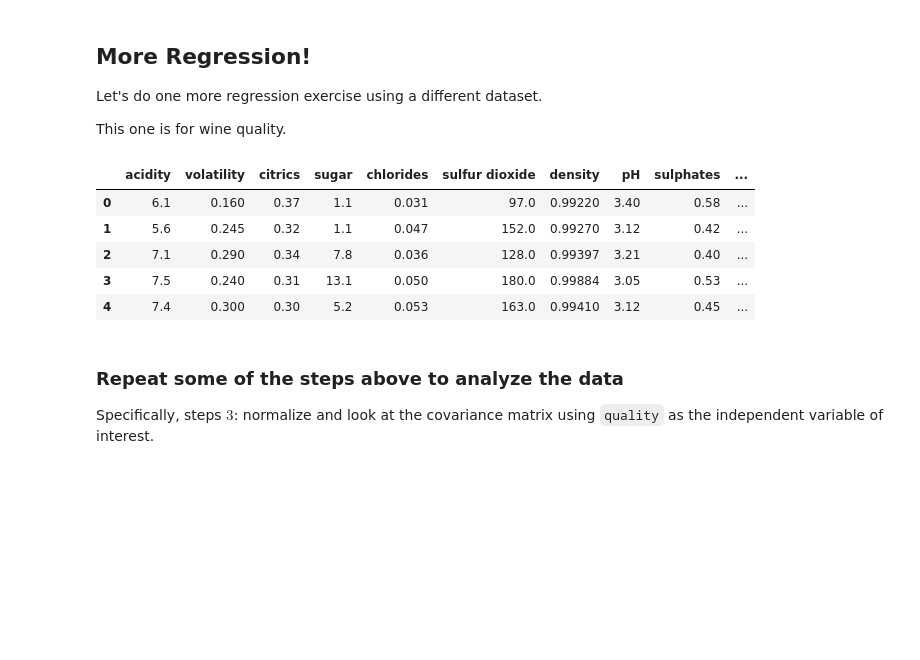
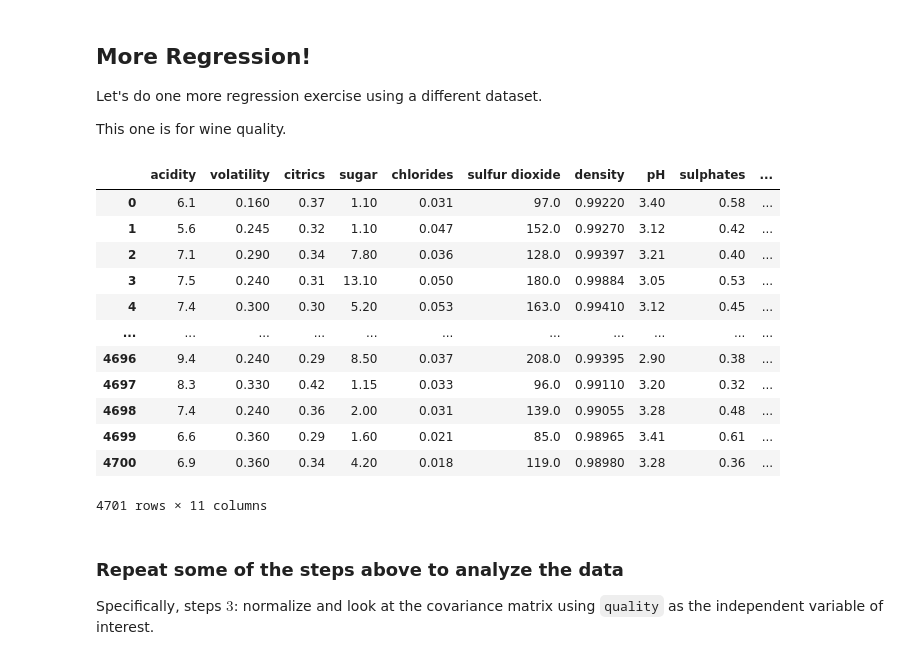
Before and after one commit to nshimao-PSAM-5020/5020-WK07, a Jupyter notebook: WK07.ipynb, the cells around one changed output. Drawn from its saved outputs; the diff is of its cells as text; code cells hidden in the pictures; blank space fills up the shorter version.

```diff
--- a/WK07.ipynb
+++ b/WK07.ipynb
@@ -799,20 +807,27 @@ This one is for wine quality.
 # %%
 ## 1. Load Dataset
 WINE_FILE = "https://raw.githubusercontent.com/PSAM-5020-2026F-A/5020-utils/main/datasets/json/wines.json"
 
 # Read into DataFrame
 wines_data = object_from_json_url(WINE_FILE)
 wines_df = pd.DataFrame.from_records(wines_data)
 
 # Look at features: values, types, names, etc
-wines_df.head()
+wines_df
 # %% [output]
 |  | acidity | volatility | citrics | sugar | chlorides | sulfur dioxide | density | pH | sulphates | ... |
-| 0 | 6.1 | 0.160 | 0.37 | 1.1 | 0.031 | 97.0 | 0.99220 | 3.40 | 0.58 | ... |
-| 1 | 5.6 | 0.245 | 0.32 | 1.1 | 0.047 | 152.0 | 0.99270 | 3.12 | 0.42 | ... |
-| 2 | 7.1 | 0.290 | 0.34 | 7.8 | 0.036 | 128.0 | 0.99397 | 3.21 | 0.40 | ... |
-| 3 | 7.5 | 0.240 | 0.31 | 13.1 | 0.050 | 180.0 | 0.99884 | 3.05 | 0.53 | ... |
-| 4 | 7.4 | 0.300 | 0.30 | 5.2 | 0.053 | 163.0 | 0.99410 | 3.12 | 0.45 | ... |
+| 0 | 6.1 | 0.160 | 0.37 | 1.10 | 0.031 | 97.0 | 0.99220 | 3.40 | 0.58 | ... |
+| 1 | 5.6 | 0.245 | 0.32 | 1.10 | 0.047 | 152.0 | 0.99270 | 3.12 | 0.42 | ... |
+| 2 | 7.1 | 0.290 | 0.34 | 7.80 | 0.036 | 128.0 | 0.99397 | 3.21 | 0.40 | ... |
+| 3 | 7.5 | 0.240 | 0.31 | 13.10 | 0.050 | 180.0 | 0.99884 | 3.05 | 0.53 | ... |
+| 4 | 7.4 | 0.300 | 0.30 | 5.20 | 0.053 | 163.0 | 0.99410 | 3.12 | 0.45 | ... |
+| ... | ... | ... | ... | ... | ... | ... | ... | ... | ... | ... |
+| 4696 | 9.4 | 0.240 | 0.29 | 8.50 | 0.037 | 208.0 | 0.99395 | 2.90 | 0.38 | ... |
+| 4697 | 8.3 | 0.330 | 0.42 | 1.15 | 0.033 | 96.0 | 0.99110 | 3.20 | 0.32 | ... |
+| 4698 | 7.4 | 0.240 | 0.36 | 2.00 | 0.031 | 139.0 | 0.99055 | 3.28 | 0.48 | ... |
+| 4699 | 6.6 | 0.360 | 0.29 | 1.60 | 0.021 | 85.0 | 0.98965 | 3.41 | 0.61 | ... |
+| 4700 | 6.9 | 0.360 | 0.34 | 4.20 | 0.018 | 119.0 | 0.98980 | 3.28 | 0.36 | ... |
+4701 rows × 11 columns
 # %% [markdown]
 ### Repeat some of the steps above to analyze the data
 
```
Also changed, not shown: parts of 6 cells of this notebook.
